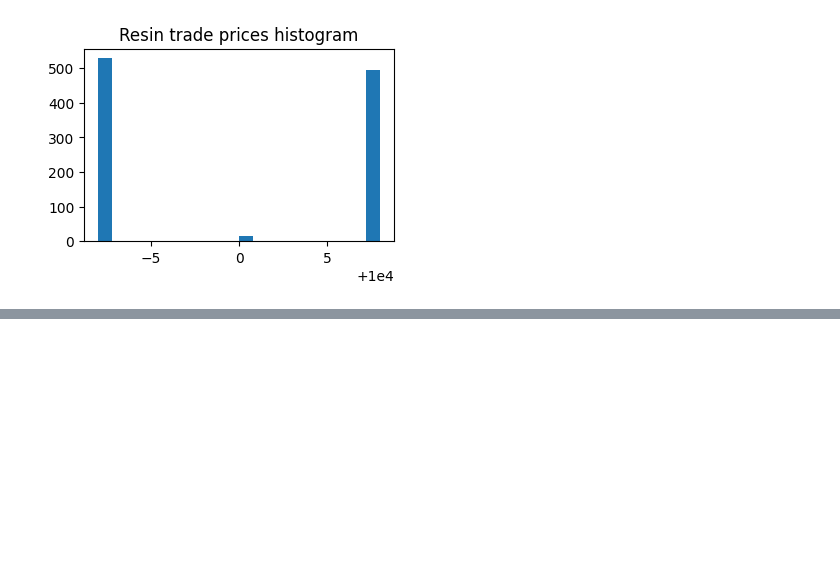
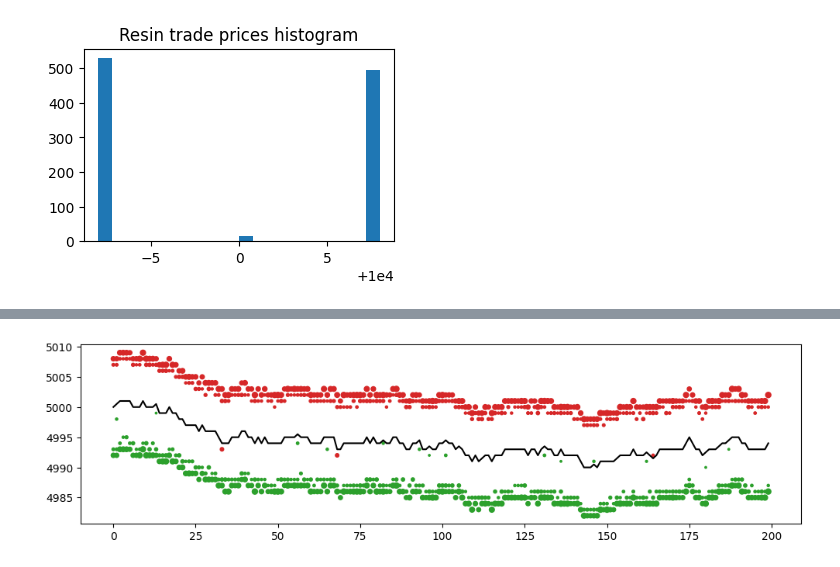
Before and after one commit to aemilani/imc-prosperity-4, a Jupyter notebook: notebooks/tutorial_round.ipynb, the cells around one changed output, grey strips where cells are left out. Cells and saved outputs as stored; diff of their text form; code cells hidden in the pictures; blank space fills up the shorter version.

```diff
--- a/notebooks/tutorial_round.ipynb
+++ b/notebooks/tutorial_round.ipynb
@@ -224,0 +129,12 @@ plt.show()
+# %%
+plt.figure(figsize=(12, 3))
+plt.scatter(price_tomatoes.iloc[:200]['timestamp']//100, price_tomatoes.iloc[:200]['bid_price_1'], s=price_tomatoes.iloc[:200]['bid_volume_1'], c='tab:green')
+plt.scatter(price_tomatoes.iloc[:200]['timestamp']//100, price_tomatoes.iloc[:200]['bid_price_2'], s=price_tomatoes.iloc[:200]['bid_volume_2'], c='tab:green')
+plt.scatter(price_tomatoes.iloc[:200]['timestamp']//100, price_tomatoes.iloc[:200]['bid_price_3'], s=price_tomatoes.iloc[:200]['bid_volume_3'], c='tab:green')
+plt.scatter(price_tomatoes.iloc[:200]['timestamp']//100, price_tomatoes.iloc[:200]['ask_price_1'], s=price_tomatoes.iloc[:200]['ask_volume_1'], c='tab:red')
+plt.scatter(price_tomatoes.iloc[:200]['timestamp']//100, price_tomatoes.iloc[:200]['ask_price_2'], s=price_tomatoes.iloc[:200]['ask_volume_2'], c='tab:red')
+plt.scatter(price_tomatoes.iloc[:200]['timestamp']//100, price_tomatoes.iloc[:200]['ask_price_3'], s=price_tomatoes.iloc[:200]['ask_volume_3'], c='tab:red')
+plt.plot(price_tomatoes.iloc[:200]['timestamp']//100, price_tomatoes['filtered_mid'][:200], c='k')
+plt.show()
+# %% [output]
+[figure, added]
```
Also changed, not shown: parts of 38 cells of this notebook, 4 other files.
